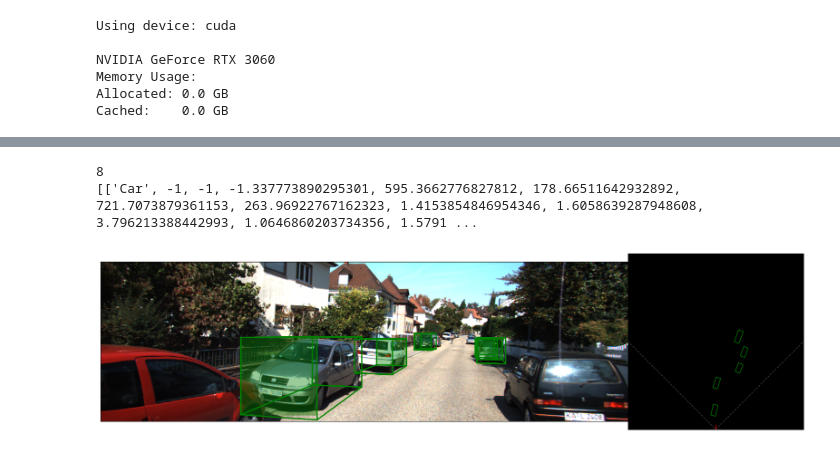
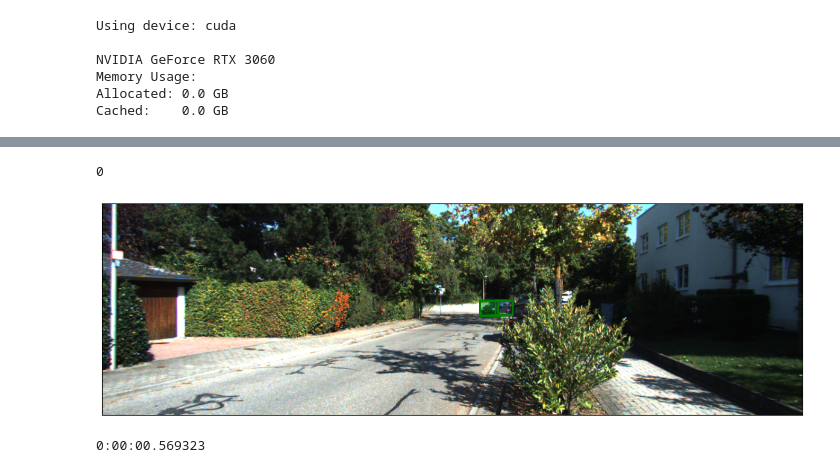
Before and after one commit to Akos0628/MonoLSS, a Jupyter notebook: visualize.ipynb, the cells around one changed output, grey strips where cells are left out. Cells and saved outputs as stored; diff of their text form; code cells hidden in the pictures.

Commit message:
improved visualization

```diff
--- a/visualize.ipynb
+++ b/visualize.ipynb
@@ -20,7 +21,7 @@ import logging
 from lib.helpers.dataloader_helper import build_dataloader
 from lib.helpers.model_helper import build_model
 # %%
-mode = 'train' # test, eval, train
+mode = 'test' # test, eval, train
 config = 'lib/kitti.yaml'
 
 def create_logger(log_file):
@@ -450,24 +374,0 @@ idx = 0
-# %%
-print(idx)
-img, calibs, coord_ranges, info, dets = printer.print(idx)
-dets = dets[idx]
-preds = []
-class_map = {
-    0: 'Pedestrian',
-    1: 'Car',
-    2: 'Cyclist'
-}
-
-for d in dets:
-    cls = class_map[d[0]]
-    tmp = [cls, -1, -1]
-    tmp.extend(d[1:])
-    preds.append(tmp)
-print(preds)
-visualization(img, calibs, [], preds)
-
-idx = idx + 1
-# %% [output]
-8
-[['Car', -1, -1, -1.337773890295301, 595.3662776827812, 178.66511642932892, 721.7073879361153, 263.96922767162323, 1.4153854846954346, 1.6058639287948608, 3.796213388442993, 1.0646860203734356, 1.5791 ...
-[figure, removed]
@@ -473,0 +380,21 @@ idx = idx + 1
+# %%
+print(idx)
+torch.cuda.synchronize() # Wait for all kernels in all streams on a CUDA device to complete.
+start_time = timer()
+
+for x in range(1):
+    idx, img, calibs, resolution, downsample, mean, std, cls_mean_size = printHelper.getPrintables(idx)
+    preds = printer.print(idx, img, calibs, resolution, downsample, mean, std, cls_mean_size)
+
+    visualization(img, calibs, preds, False)
+    idx = idx +1
+
+torch.cuda.synchronize() # Wait for all kernels in all streams on a CUDA device to complete.
+end_time = timer()
+print(timedelta(seconds=end_time - start_time))
+
+idx = idx + 10
+# %% [output]
+0
+[figure, added]
+0:00:00.569323
```
Also changed, not shown: parts of 8 cells of this notebook, 3 other files.
